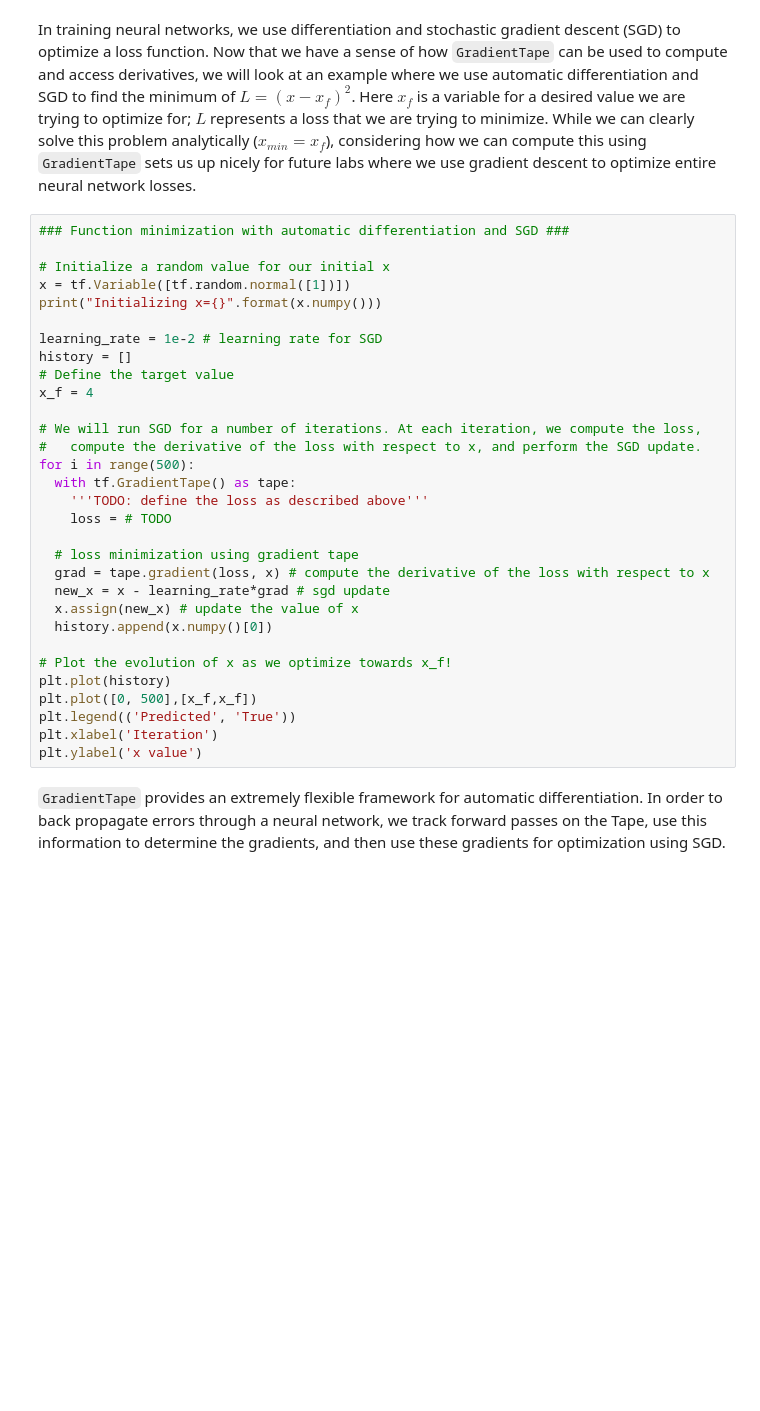
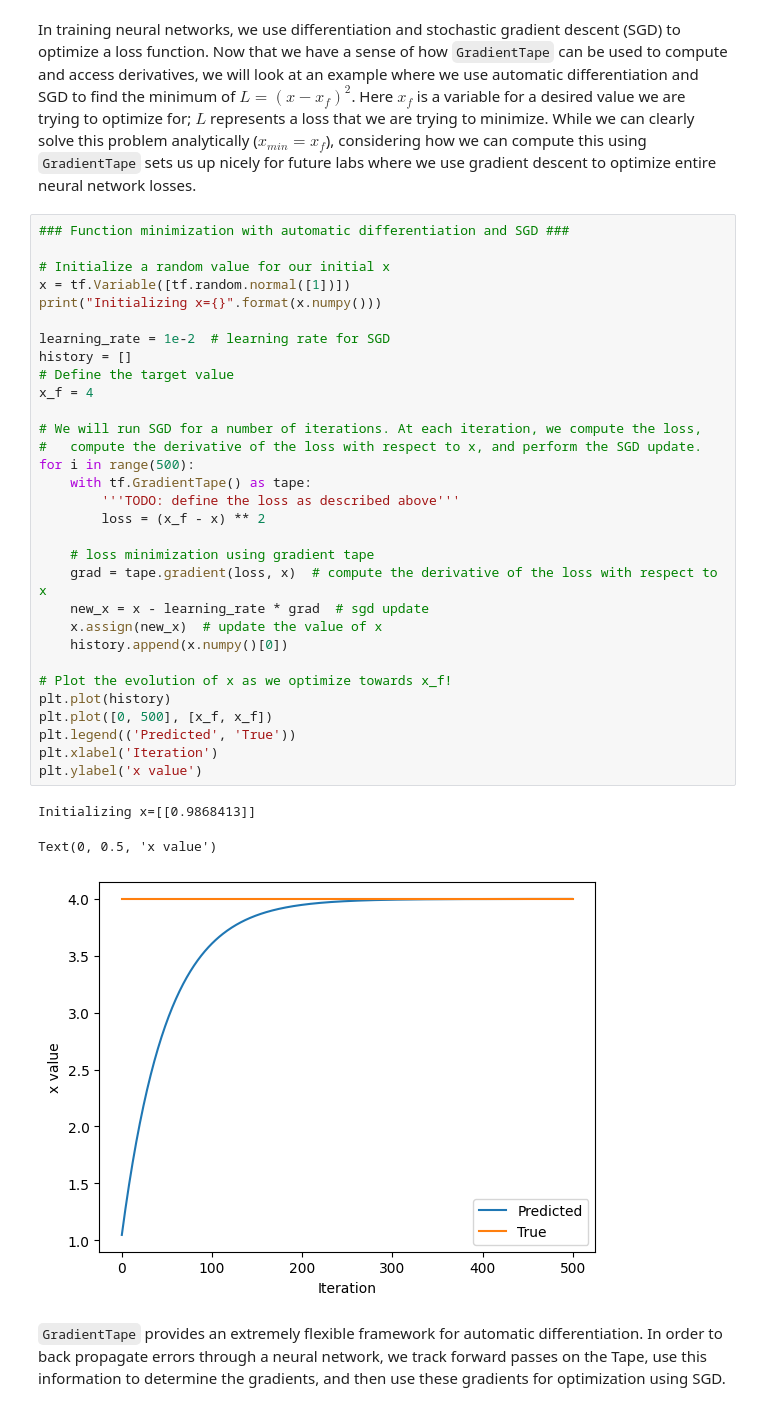
Before and after one commit to T-Lind/PythonMachineLearning, a Jupyter notebook: MIT_introdeeplearning/lab1/Part1_TensorFlow.ipynb, the cells around one changed output. Saved outputs shown, nothing was run; the diff lists cells and outputs as text; blank space fills up the shorter version.

```diff
--- a/MIT_introdeeplearning/lab1/Part1_TensorFlow.ipynb
+++ b/MIT_introdeeplearning/lab1/Part1_TensorFlow.ipynb
@@ -321,33 +344,37 @@ In training neural networks, we use differentiation and stochastic gradient desc
 # %%
 ### Function minimization with automatic differentiation and SGD ###
 
 # Initialize a random value for our initial x
 x = tf.Variable([tf.random.normal([1])])
 print("Initializing x={}".format(x.numpy()))
 
-learning_rate = 1e-2 # learning rate for SGD
+learning_rate = 1e-2  # learning rate for SGD
 history = []
 # Define the target value
 x_f = 4
 
 # We will run SGD for a number of iterations. At each iteration, we compute the loss,
 #   compute the derivative of the loss with respect to x, and perform the SGD update.
 for i in range(500):
-  with tf.GradientTape() as tape:
-    '''TODO: define the loss as described above'''
-    loss = # TODO
+    with tf.GradientTape() as tape:
+        '''TODO: define the loss as described above'''
+        loss = (x_f - x) ** 2
 
-  # loss minimization using gradient tape
-  grad = tape.gradient(loss, x) # compute the derivative of the loss with respect to x
-  new_x = x - learning_rate*grad # sgd update
-  x.assign(new_x) # update the value of x
-  history.append(x.numpy()[0])
+    # loss minimization using gradient tape
+    grad = tape.gradient(loss, x)  # compute the derivative of the loss with respect to x
+    new_x = x - learning_rate * grad  # sgd update
+    x.assign(new_x)  # update the value of x
+    history.append(x.numpy()[0])
 
 # Plot the evolution of x as we optimize towards x_f!
 plt.plot(history)
-plt.plot([0, 500],[x_f,x_f])
+plt.plot([0, 500], [x_f, x_f])
 plt.legend(('Predicted', 'True'))
 plt.xlabel('Iteration')
 plt.ylabel('x value')
+# %% [output]
+Initializing x=[[0.9868413]]
+Text(0, 0.5, 'x value')
+[figure, added]
 # %% [markdown]
 `GradientTape` provides an extremely flexible framework for automatic differentiation. In order to back propagate errors through a neural network, we track forward passes on the Tape, use this information to determine the gradients, and then use these gradients for optimization using SGD.
```
Also changed, not shown: parts of 16 cells of this notebook.
